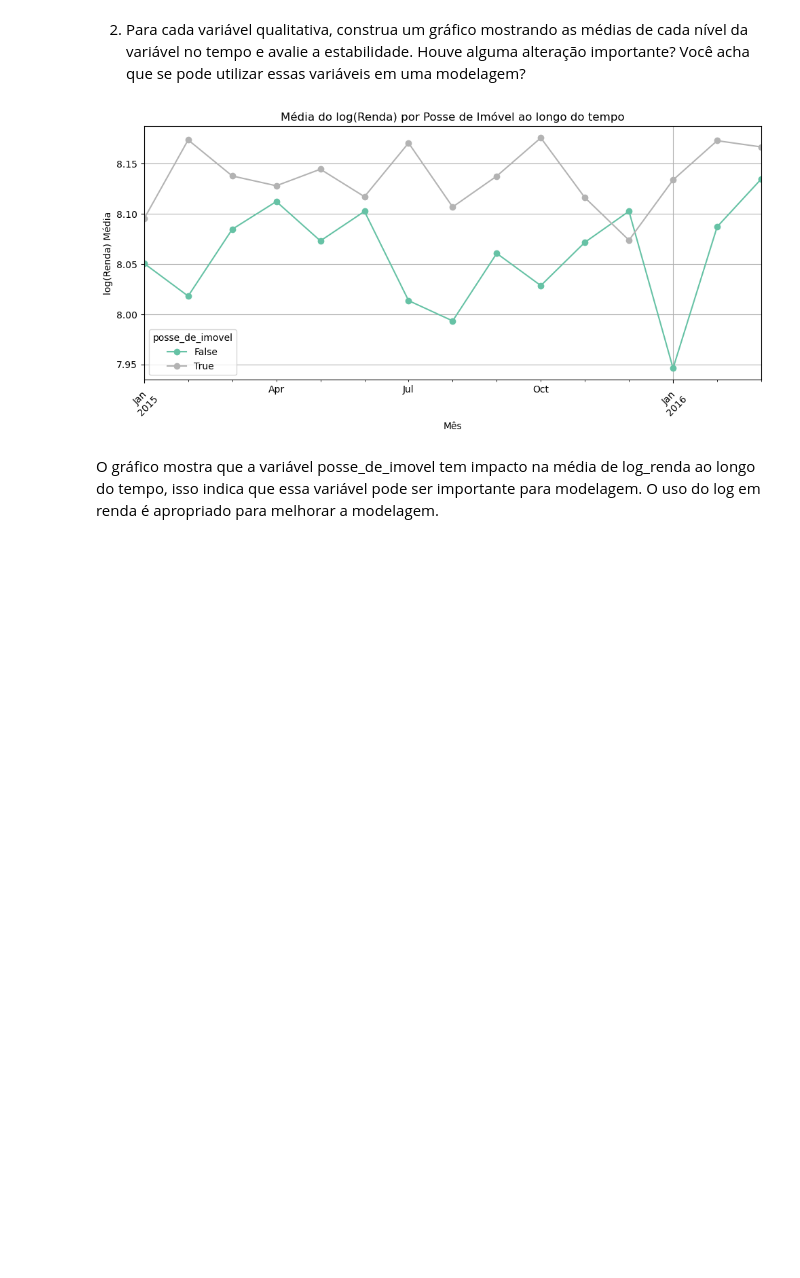
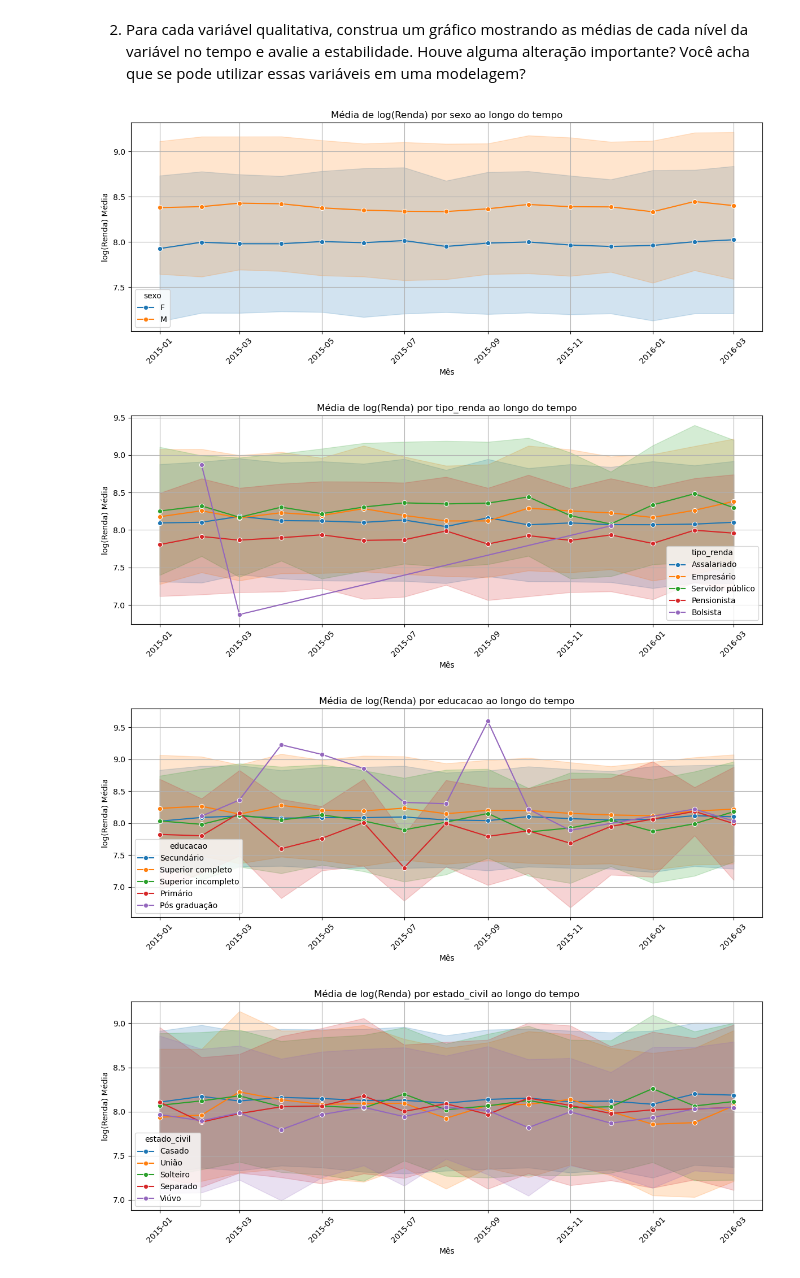
Before and after one commit to rodrigofelizardo/Mod10Tarefa3, a Jupyter notebook: Profissão Cientista de Dados M10 Pratique 3.ipynb, the cells around one changed output. Cells and saved outputs as stored; diff of their text form; code cells hidden in the pictures; blank space fills up the shorter version.

```diff
--- a/Profissão Cientista de Dados M10 Pratique 3.ipynb
+++ b/Profissão Cientista de Dados M10 Pratique 3.ipynb
@@ -41,24 +86,31 @@ Se houver variação relevante na proporção de pessoas com e sem veículo em c
 # %% [markdown]
 2) Para cada variável qualitativa, construa um gráfico mostrando as médias de cada nível da variável no tempo e avalie a estabilidade. Houve alguma alteração importante? Você acha que se pode utilizar essas variáveis em uma modelagem?
-# %%
-df['log_renda'] = np.log1p(df['renda'])  # log1p é log(1 + renda), evita problemas com zero
-# Converter data_ref para datetime, se ainda não for
-df['data_ref'] = pd.to_datetime(df['data_ref'])
-
-# Agrupar por mês e posse de imóvel
-df['mes'] = df['data_ref'].dt.to_period('M')
-media_imovel = df.groupby(['mes', 'posse_de_imovel'])['log_renda'].mean().unstack()
-
-# Plotar
-media_imovel.plot(figsize=(10,5), marker='o', colormap='Set2')
-plt.title('Média do log(Renda) por Posse de Imóvel ao longo do tempo')
-plt.ylabel('log(Renda) Média')
-plt.xlabel('Mês')
-plt.xticks(rotation=45)
-plt.grid(True)
-plt.tight_layout()
-plt.show()
-# %% [output]
-[figure, removed]
-# %% [markdown]
-O gráfico mostra que a variável posse_de_imovel tem impacto na média de log_renda ao longo do tempo, isso indica que essa variável pode ser importante para modelagem. O uso do log em renda é apropriado para melhorar a modelagem.
+# %%
+
+# Carregamento e pré-processamento
+df = pd.read_csv('previsao_de_renda.csv')
+df['data_ref'] = pd.to_datetime(df['data_ref'])
+df['mes'] = df['data_ref'].dt.to_period('M')
+df['mes_timestamp'] = df['mes'].dt.to_timestamp()
+df['log_renda'] = np.log1p(df['renda'])
+
+# Lista de variáveis qualitativas
+variaveis_qualitativas = ['sexo', 'tipo_renda', 'educacao', 'estado_civil', 'tipo_residencia']
+
+# Gráficos de média do log_renda ao longo do tempo por categoria
+for var in variaveis_qualitativas:
+    plt.figure(figsize=(12, 5))
+    sns.lineplot(data=df, x='mes_timestamp', y='log_renda', hue=var, marker='o', errorbar='sd')
+    plt.title(f'Média de log(Renda) por {var} ao longo do tempo')
+    plt.xlabel('Mês')
+    plt.ylabel('log(Renda) Média')
+    plt.xticks(rotation=45)
+    plt.grid(True)
+    plt.tight_layout()
+    plt.legend(title=var)
+    plt.show()
+# %% [output]
+[figure, added]
+[figure, added]
+[figure, added]
+[figure, added]
```
Also changed, not shown: parts of 5 cells of this notebook.
